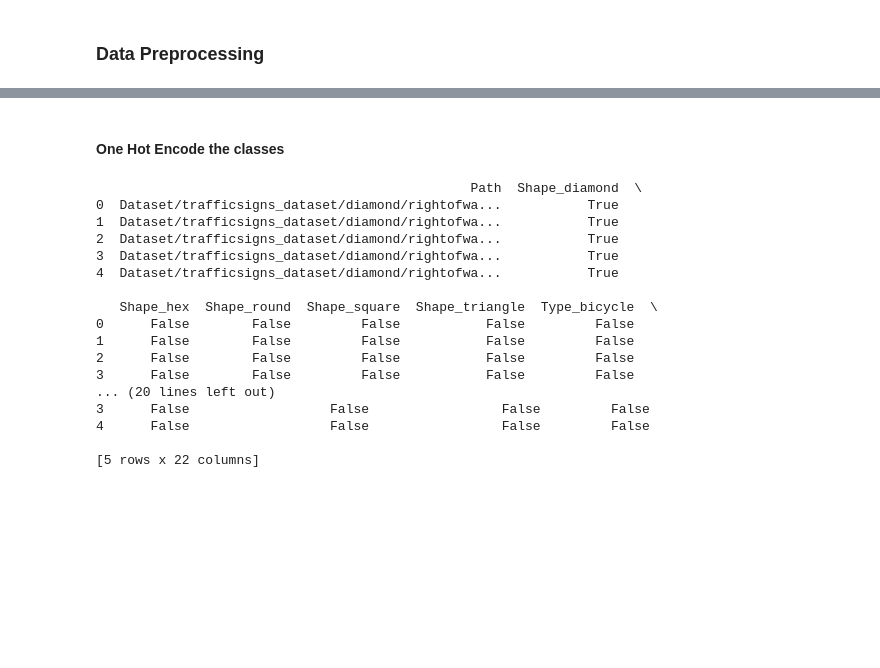
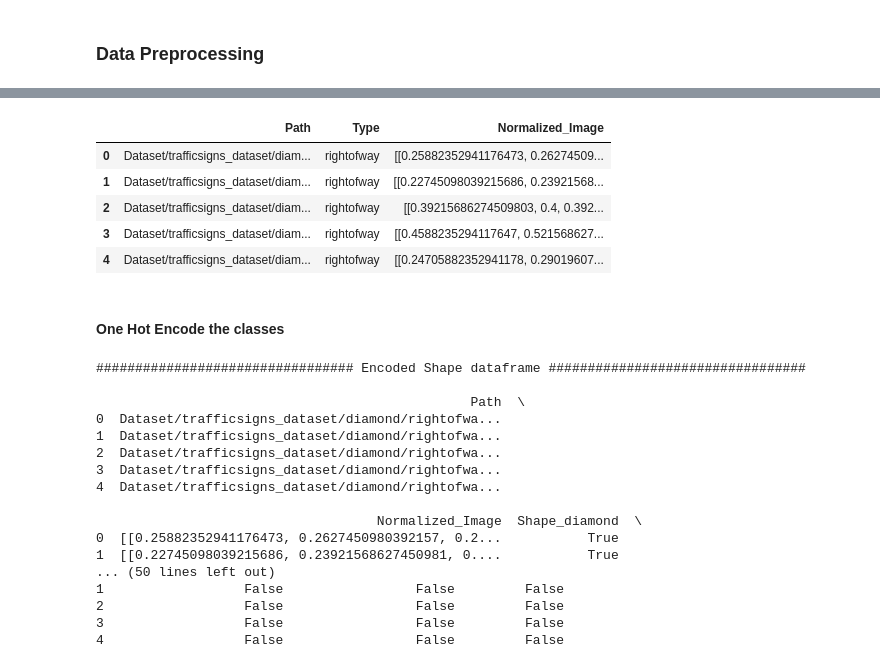
Before and after one commit to ashwin-sreejith/Traffic_Sign_Detection, a Jupyter notebook: traffic_sign_detection.ipynb, the cells around one changed output, grey strips where cells are left out. Drawn from its saved outputs; the diff is of its cells as text; code cells hidden in the pictures; blank space fills up the shorter version.

```diff
--- a/traffic_sign_detection.ipynb
+++ b/traffic_sign_detection.ipynb
@@ -168,35 +217,52 @@ All images have dimensions 28x28
+# %%
+df_type.head(5)
+# %% [output]
+|  | Path | Type | Normalized_Image |
+| 0 | Dataset/trafficsigns_dataset/diam... | rightofway | [[0.25882352941176473, 0.26274509... |
+| 1 | Dataset/trafficsigns_dataset/diam... | rightofway | [[0.22745098039215686, 0.23921568... |
+| 2 | Dataset/trafficsigns_dataset/diam... | rightofway | [[0.39215686274509803, 0.4, 0.392... |
+| 3 | Dataset/trafficsigns_dataset/diam... | rightofway | [[0.4588235294117647, 0.521568627... |
+| 4 | Dataset/trafficsigns_dataset/diam... | rightofway | [[0.24705882352941178, 0.29019607... |
 # %% [markdown]
 #### One Hot Encode the classes
 # %%
 # One-hot encode the 'Shape' column
-shape_encoded = pd.get_dummies(df['Shape'], prefix='Shape')
+shape_encoded = pd.get_dummies(df_shape['Shape'], prefix='Shape')
 
 # One-hot encode the 'Sign' column
-sign_encoded = pd.get_dummies(df['Type'], prefix='Type')
+sign_encoded = pd.get_dummies(df_type['Type'], prefix='Type')
 
 # Concatenate the encoded columns with the original DataFrame
-df_encoded = pd.concat([df, shape_encoded, sign_encoded], axis=1)
+df_shape_encoded = pd.concat([df_shape, shape_encoded], axis=1)
+
+# Concatenate the encoded columns with the original DataFrame
+df_type_encoded = pd.concat([df_type, sign_encoded], axis=1)
 
 # Drop the original 'Shape' and 'Sign' columns
-df_encoded.drop(['Shape', 'Type'], axis=1, inplace=True)
-print(df_encoded.head(5))
+df_shape_encoded.drop(['Shape'], axis=1, inplace=True)
+df_type_encoded.drop(['Type'], axis=1, inplace=True)
-# %% [output]
-                                                Path  Shape_diamond  \
-0  Dataset/trafficsigns_dataset/diamond/rightofwa...           True
-1  Dataset/trafficsigns_dataset/diamond/rightofwa...           True
-2  Dataset/trafficsigns_dataset/diamond/rightofwa...           True
-3  Dataset/trafficsigns_dataset/diamond/rightofwa...           True
-4  Dataset/trafficsigns_dataset/diamond/rightofwa...           True
-
-   Shape_hex  Shape_round  Shape_square  Shape_triangle  Type_bicycle  \
-0      False        False         False           False         False
-1      False        False         False           False         False
-2      False        False         False           False         False
-3      False        False         False           False         False
-... (20 lines left out)
-3      False                  False                 False         False
-4      False                  False                 False         False
-
-[5 rows x 22 columns]
+# %%
+print('################################# Encoded Shape dataframe #################################\n')
+print(df_shape_encoded.head(5), '\n')
+print('################################# Encoded Type dataframe #################################\n')
+print(df_type_encoded.head(5), '\n')
+# %% [output]
+################################# Encoded Shape dataframe #################################
+
+                                                Path  \
+0  Dataset/trafficsigns_dataset/diamond/rightofwa...
+1  Dataset/trafficsigns_dataset/diamond/rightofwa...
+2  Dataset/trafficsigns_dataset/diamond/rightofwa...
+3  Dataset/trafficsigns_dataset/diamond/rightofwa...
+4  Dataset/trafficsigns_dataset/diamond/rightofwa...
+
+                                    Normalized_Image  Shape_diamond  \
+0  [[0.25882352941176473, 0.2627450980392157, 0.2...           True
+1  [[0.22745098039215686, 0.23921568627450981, 0....           True
+... (50 lines left out)
+1                  False                 False         False
+2                  False                 False         False
+3                  False                 False         False
+4                  False                 False         False
 # %%
 # Convert the boolean encoding to integer
```
Also changed, not shown: parts of 11 cells of this notebook.
